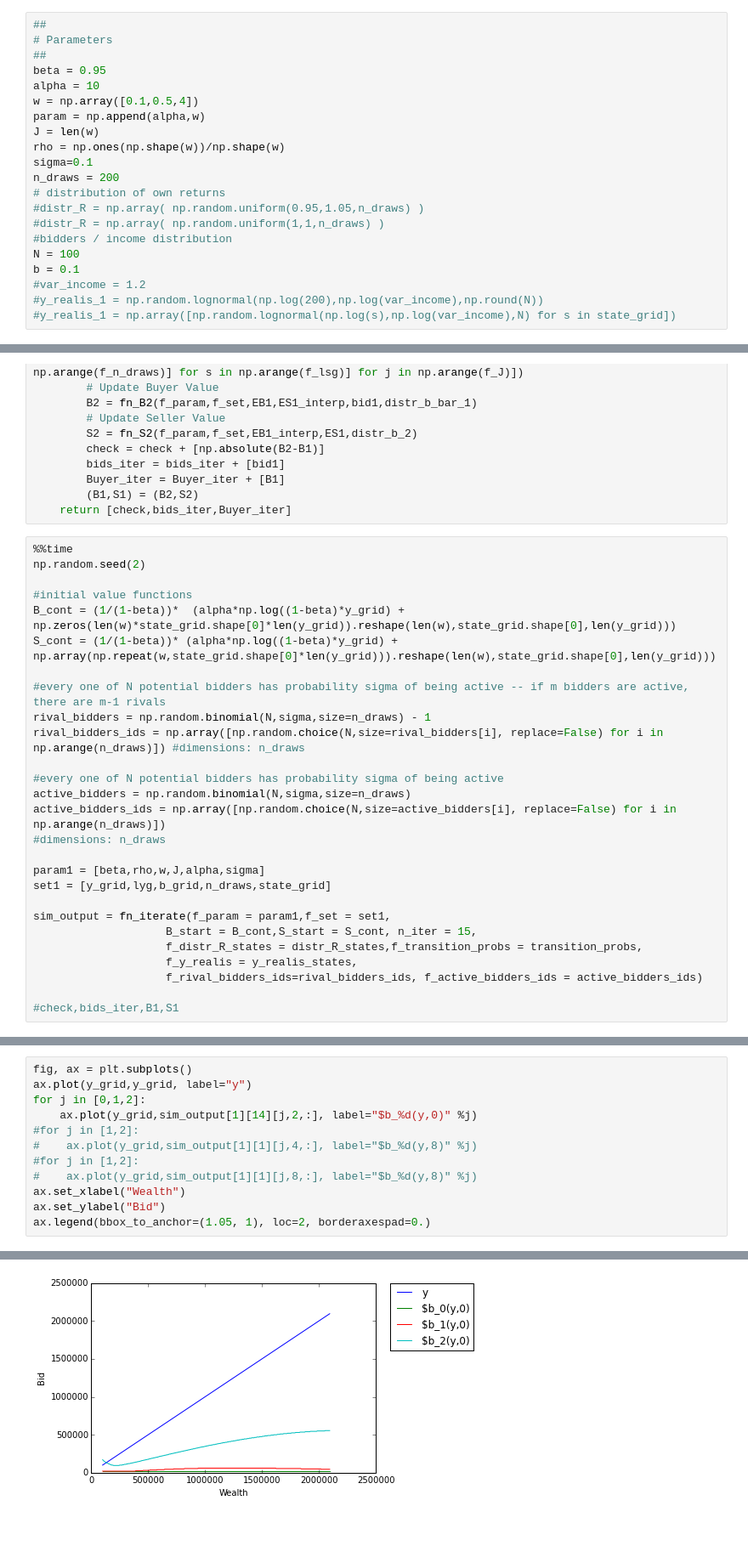
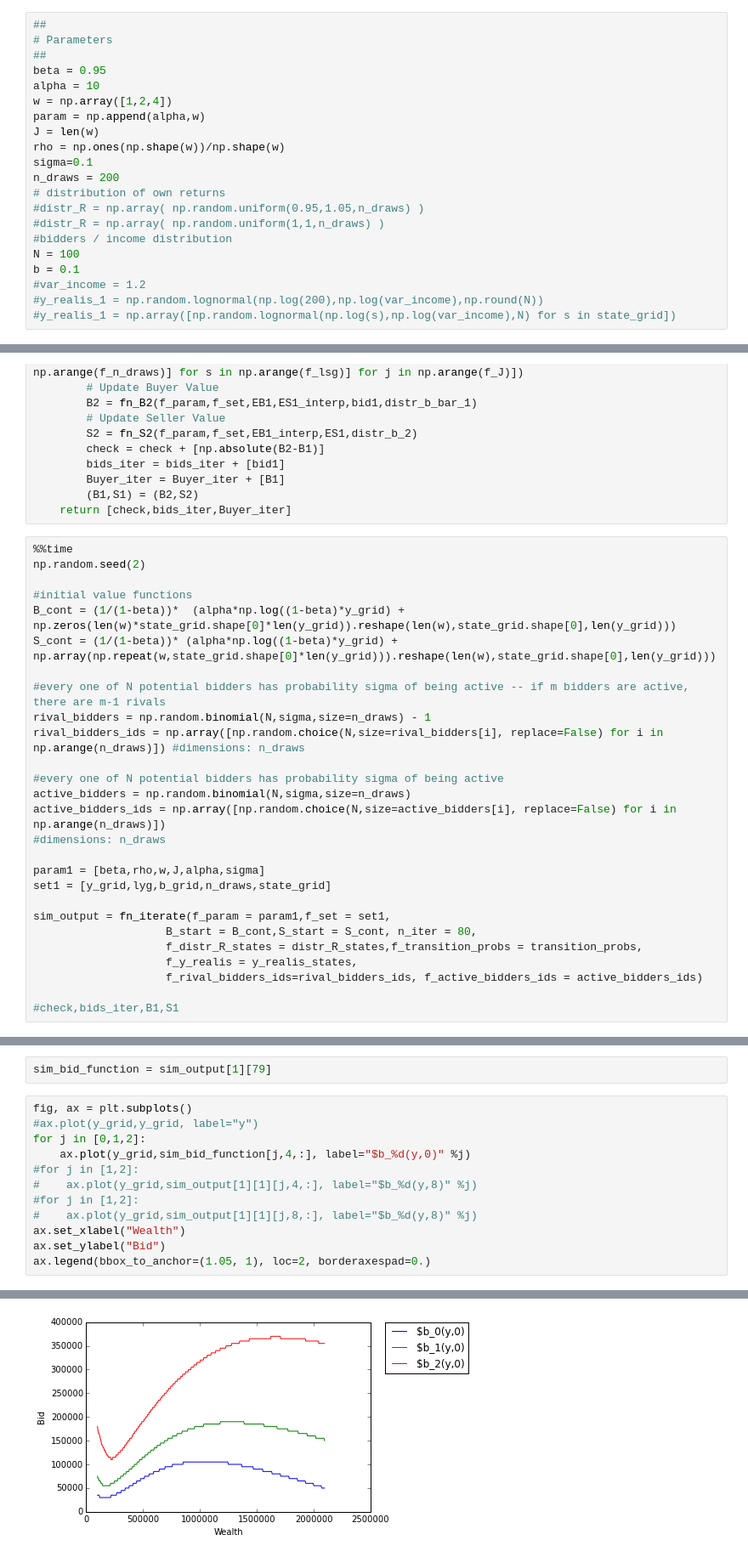
Before and after one commit to wolfgangrid/car_auctions_jupyter, a Jupyter notebook: cars_model_jupyter_state.ipynb, the cells around one changed output, grey strips where cells are left out. Shown: that part at 85% size. Drawn from its saved outputs; the diff is of its cells as text; blank space fills up the shorter version.

```diff
--- a/cars_model_jupyter_state.ipynb
+++ b/cars_model_jupyter_state.ipynb
@@ -31,7 +31,7 @@ lyg = len(y_grid)
 ##
 beta = 0.95
 alpha = 10
-w = np.array([0.1,0.5,4])
+w = np.array([1,2,4])
 param = np.append(alpha,w)
 J = len(w)
 rho = np.ones(np.shape(w))/np.shape(w)
@@ -281,7 +281,7 @@ param1 = [beta,rho,w,J,alpha,sigma]
 set1 = [y_grid,lyg,b_grid,n_draws,state_grid]
 
 sim_output = fn_iterate(f_param = param1,f_set = set1,
-                    B_start = B_cont,S_start = S_cont, n_iter = 15,
+                    B_start = B_cont,S_start = S_cont, n_iter = 80,
                     f_distr_R_states = distr_R_states,f_transition_probs = transition_probs,
                     f_y_realis = y_realis_states,
                     f_rival_bidders_ids=rival_bidders_ids, f_active_bidders_ids = active_bidders_ids)
@@ -313,15 +320,17 @@ check1
+# %%
+sim_bid_function = sim_output[1][79]
 # %%
 fig, ax = plt.subplots()
-ax.plot(y_grid,y_grid, label="y")
+#ax.plot(y_grid,y_grid, label="y")
 for j in [0,1,2]:
-    ax.plot(y_grid,sim_output[1][14][j,2,:], label="$b_%d(y,0)" %j)
+    ax.plot(y_grid,sim_bid_function[j,4,:], label="$b_%d(y,0)" %j)
 #for j in [1,2]:
 #    ax.plot(y_grid,sim_output[1][1][j,4,:], label="$b_%d(y,8)" %j)
 #for j in [1,2]:
 #    ax.plot(y_grid,sim_output[1][1][j,8,:], label="$b_%d(y,8)" %j)
 ax.set_xlabel("Wealth")
 ax.set_ylabel("Bid")
 ax.legend(bbox_to_anchor=(1.05, 1), loc=2, borderaxespad=0.)
 # %% [output]
 <matplotlib.legend.Legend at 0x...>
-[figure, old version]
+[figure, new version]
```
Also changed, not shown: parts of 16 cells of this notebook.
